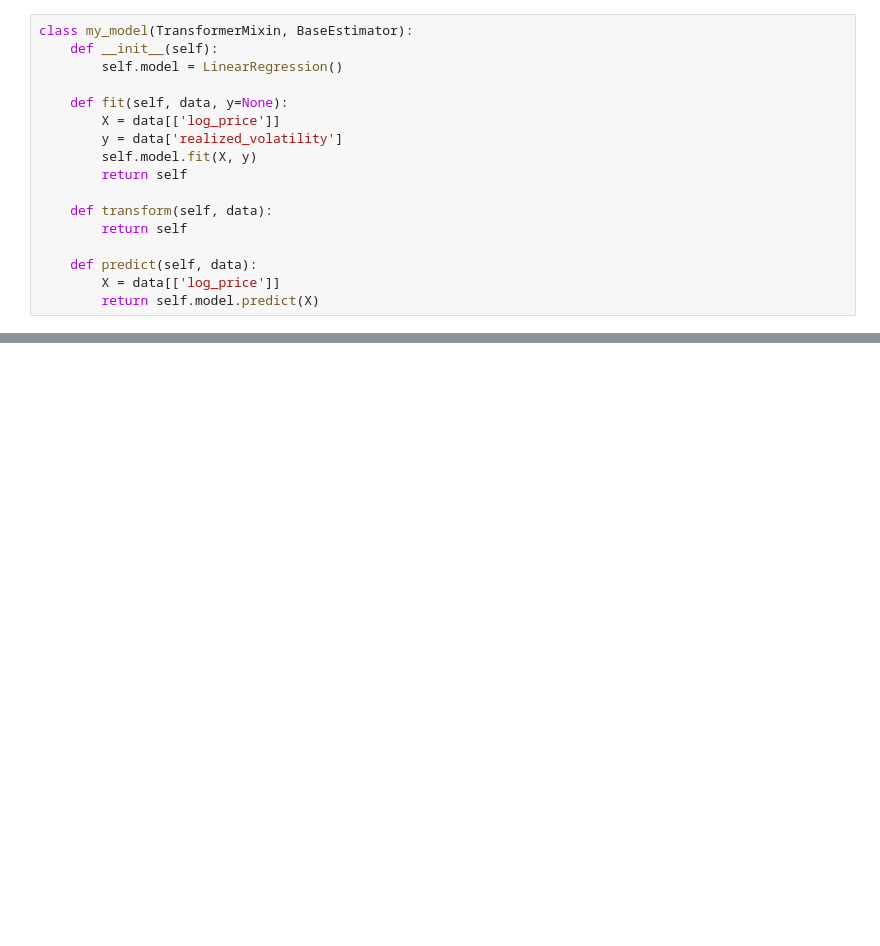
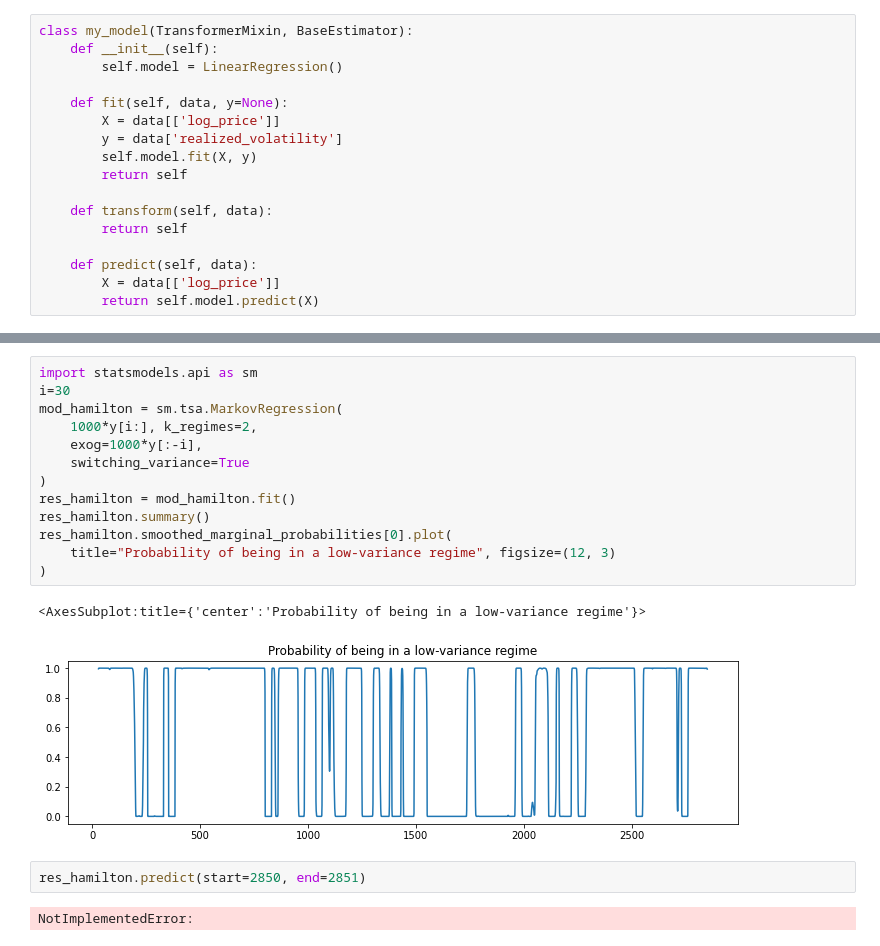
Before and after one commit to abefarkas/Thalassa_Regime_Classifier, a Jupyter notebook: notebooks/FIPM_pipeline_regime_model.ipynb, the cells around one changed output, grey strips where cells are left out. Saved outputs shown, nothing was run; the diff lists cells and outputs as text; blank space fills up the shorter version.

```diff
--- a/notebooks/FIPM_pipeline_regime_model.ipynb
+++ b/notebooks/FIPM_pipeline_regime_model.ipynb
@@ -178,0 +262,20 @@ array([8.57849646e-05, 8.57849646e-05, 8.57849646e-05, ...,
+# %%
+import statsmodels.api as sm
+i=30
+mod_hamilton = sm.tsa.MarkovRegression(
+    1000*y[i:], k_regimes=2,
+    exog=1000*y[:-i],
+    switching_variance=True
+)
+res_hamilton = mod_hamilton.fit()
+res_hamilton.summary()
+res_hamilton.smoothed_marginal_probabilities[0].plot(
+    title="Probability of being in a low-variance regime", figsize=(12, 3)
+)
+# %% [output]
+<AxesSubplot:title={'center':'Probability of being in a low-variance regime'}>
+[figure, added]
+# %%
+res_hamilton.predict(start=2850, end=2851)
+# %% [output]
+NotImplementedError:
```
Also changed, not shown: parts of 11 cells of this notebook, 1 other file.
